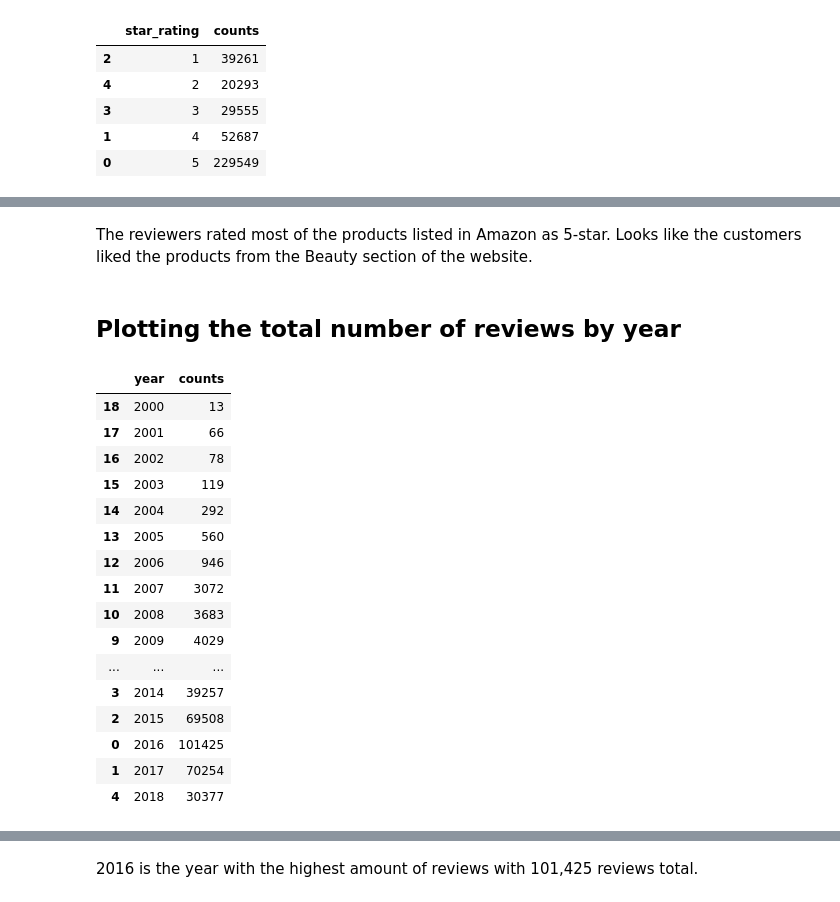
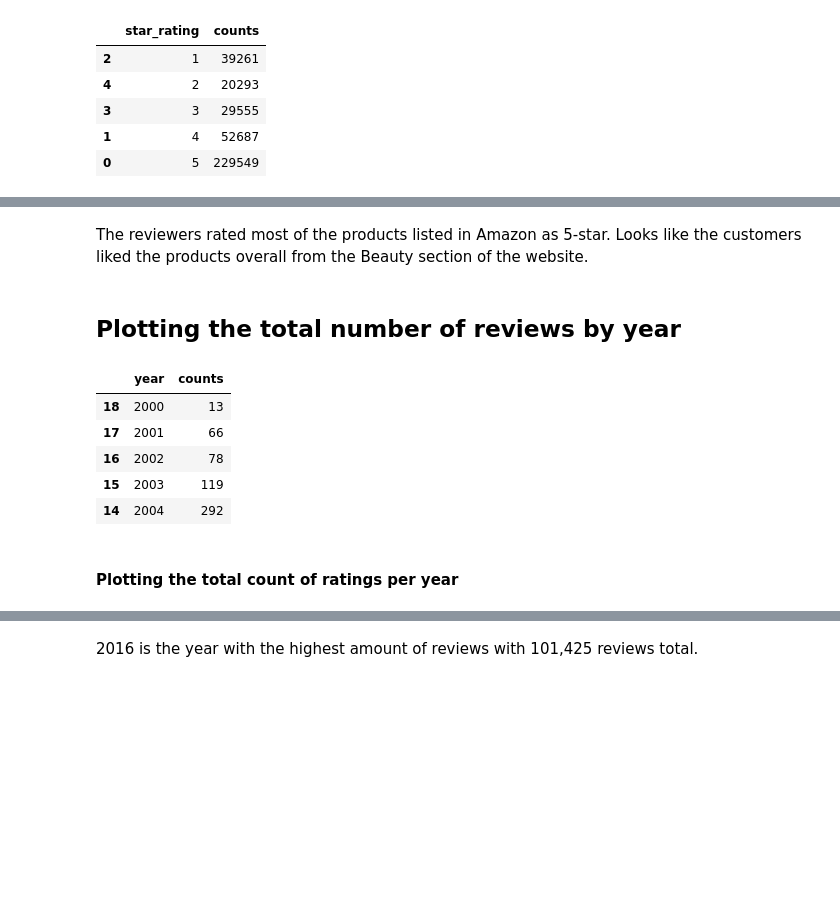
Before and after one commit to elizabeamedalla/Capstone-2-Recommendation-System, a Jupyter notebook: Data Analysis.ipynb, the cells around one changed output, grey strips where cells are left out. Saved outputs shown, nothing was run; the diff lists cells and outputs as text; code cells hidden in the pictures; blank space fills up the shorter version.

```diff
--- a/Data Analysis.ipynb
+++ b/Data Analysis.ipynb
@@ -233,39 +134,29 @@ show(p)
 [interactive output not drawn]
 [interactive output not drawn]
 # %% [markdown]
-The reviewers rated most of the products listed in Amazon as 5-star. Looks like the customers liked the products from the Beauty section of the website.
+The reviewers rated most of the products listed in Amazon as 5-star. Looks like the customers liked the products overall from the Beauty section of the website.
 # %% [markdown]
 ## Plotting the total number of reviews by year
 # %%
 # converting to datetime format
 df['review_time'] = pd.to_datetime(df['review_time'])
 df['year'] = df.review_time.apply(lambda x: x.year)
 df['month'] = df.review_time.apply(lambda x: x.month)
-# df.head()
-# yearly = df.groupby(['year']).sum().reset_index()
+
+# Create a dataset for the total counts of reviews per year
 yearly = df['year'].value_counts()
-
 yearly = yearly.rename_axis('year').reset_index(name='counts')
 yearly = yearly.sort_values('year')
-yearly
+yearly.head()
 # %% [output]
 |  | year | counts |
 | 18 | 2000 | 13 |
 | 17 | 2001 | 66 |
 | 16 | 2002 | 78 |
 | 15 | 2003 | 119 |
 | 14 | 2004 | 292 |
-| 13 | 2005 | 560 |
-| 12 | 2006 | 946 |
-| 11 | 2007 | 3072 |
-| 10 | 2008 | 3683 |
-| 9 | 2009 | 4029 |
-| ... | ... | ... |
-| 3 | 2014 | 39257 |
-| 2 | 2015 | 69508 |
-| 0 | 2016 | 101425 |
-| 1 | 2017 | 70254 |
-| 4 | 2018 | 30377 |
+# %% [markdown]
+#### Plotting the total count of ratings per year
 # %%
 TOOLS = 'save,pan,box_zoom,reset,wheel_zoom,hover'
 p = figure(title="Yearly total number of reviews", y_axis_type="linear", plot_height = 400,
```
Also changed, not shown: parts of 24 cells of this notebook.
